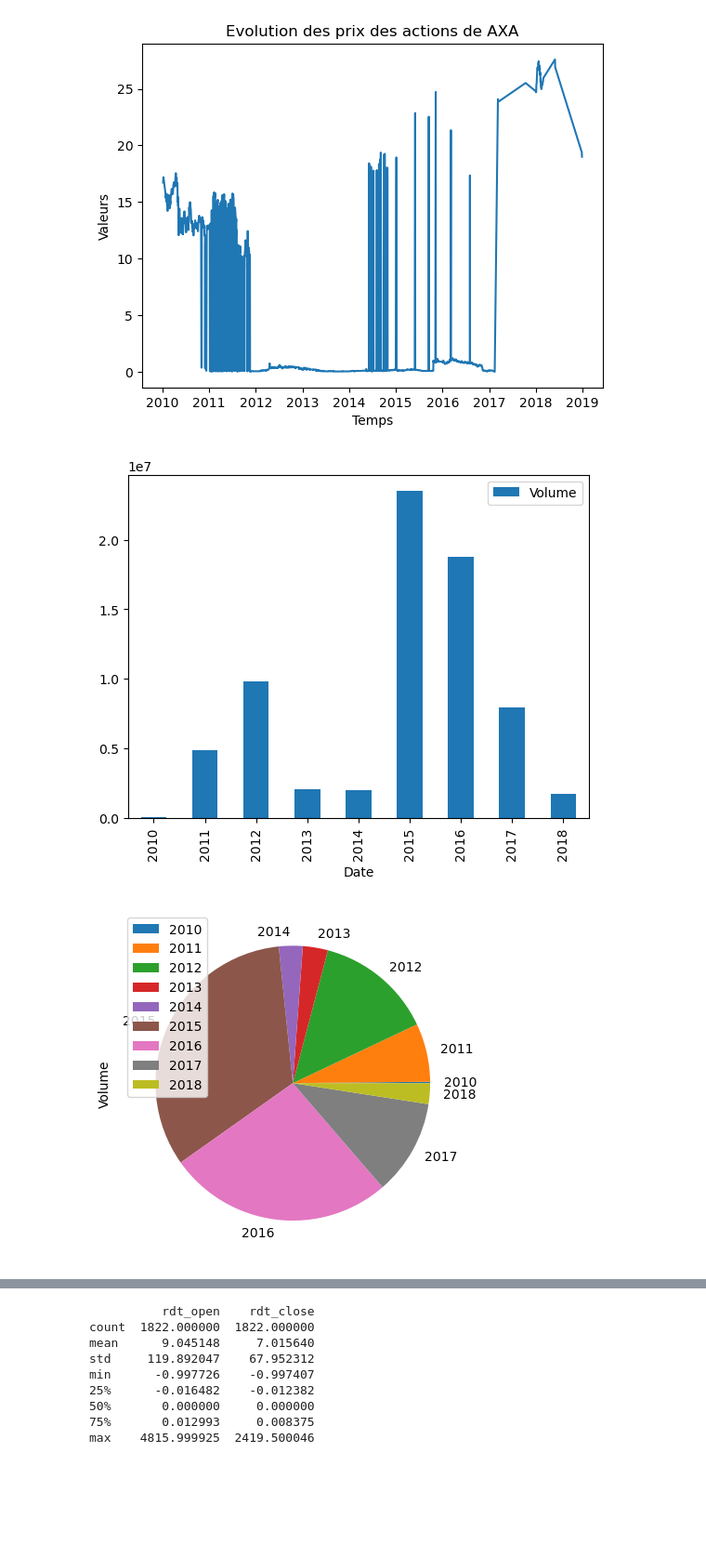
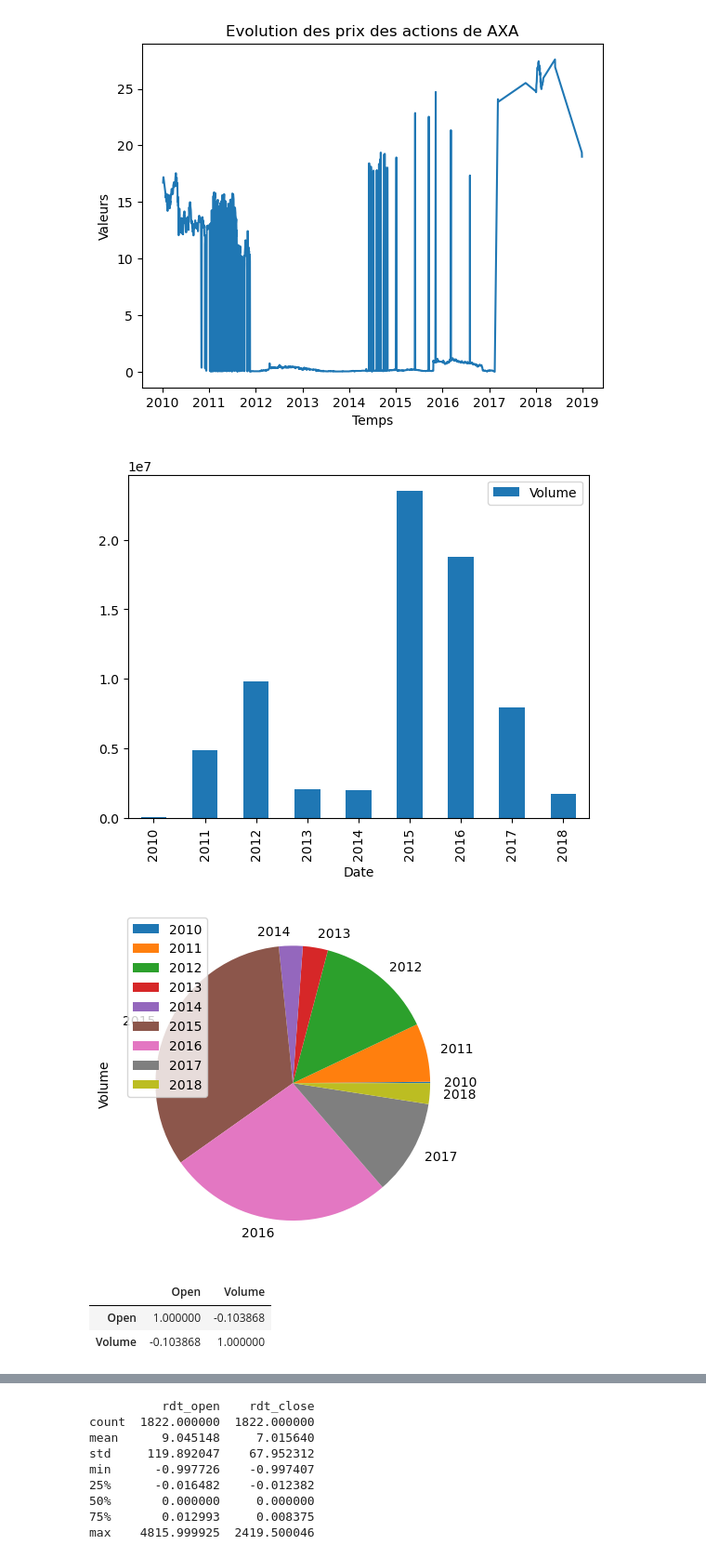
Before and after one commit to antoinerougier/Projet-Python-pour-la-data-science-, a Jupyter notebook: ModificationAntoine.ipynb, the cells around one changed output, grey strips where cells are left out. Shown: that part at 93% size. Drawn from its saved outputs; the diff is of its cells as text; code cells hidden in the pictures; blank space fills up the shorter version.

```diff
--- a/ModificationAntoine.ipynb
+++ b/ModificationAntoine.ipynb
@@ -115,27 +115,34 @@ min(new_df['Open'])
 # %%
 #On veut aussi avoir un histogramme qui nous montre le nombre de transaction par année de l'action AXA
 new_df = df2[['Volume']]
 new_df
 
 new_df = new_df.reset_index()
 new_df["Date"] = new_df["Date"].apply(lambda x: x.strftime("%Y"))
 
 df_grouped = new_df.groupby(new_df['Date'])
 
 #for key, item in df_grouped:
 #    print(key)
 #    print(df_grouped.get_group(key))
 
 sums = df_grouped.sum()
 
 sums.plot.bar()
 plt.show()
 
 sums.plot.pie(subplots=True)
 plt.show()
+
+
+cor = df[["Open", "Volume"]].corr()
+cor
 # %% [output]
 [figure]
 [figure]
+|  | Open | Volume |
+| Open | 1.000000 | -0.103868 |
+| Volume | -0.103868 | 1.000000 |
 # %%
 #Donc faire une analyse de ces données
 # %%
```
Also changed, not shown: parts of 3 cells of this notebook.
